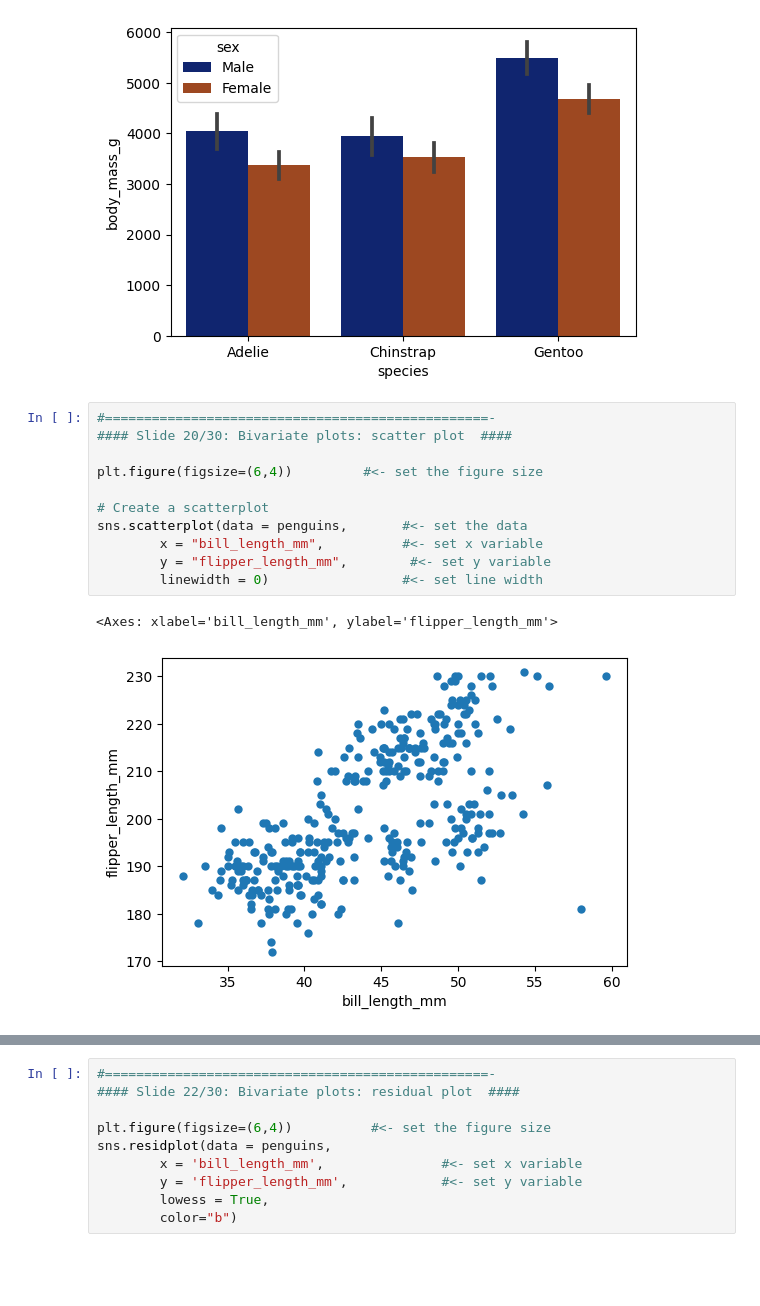
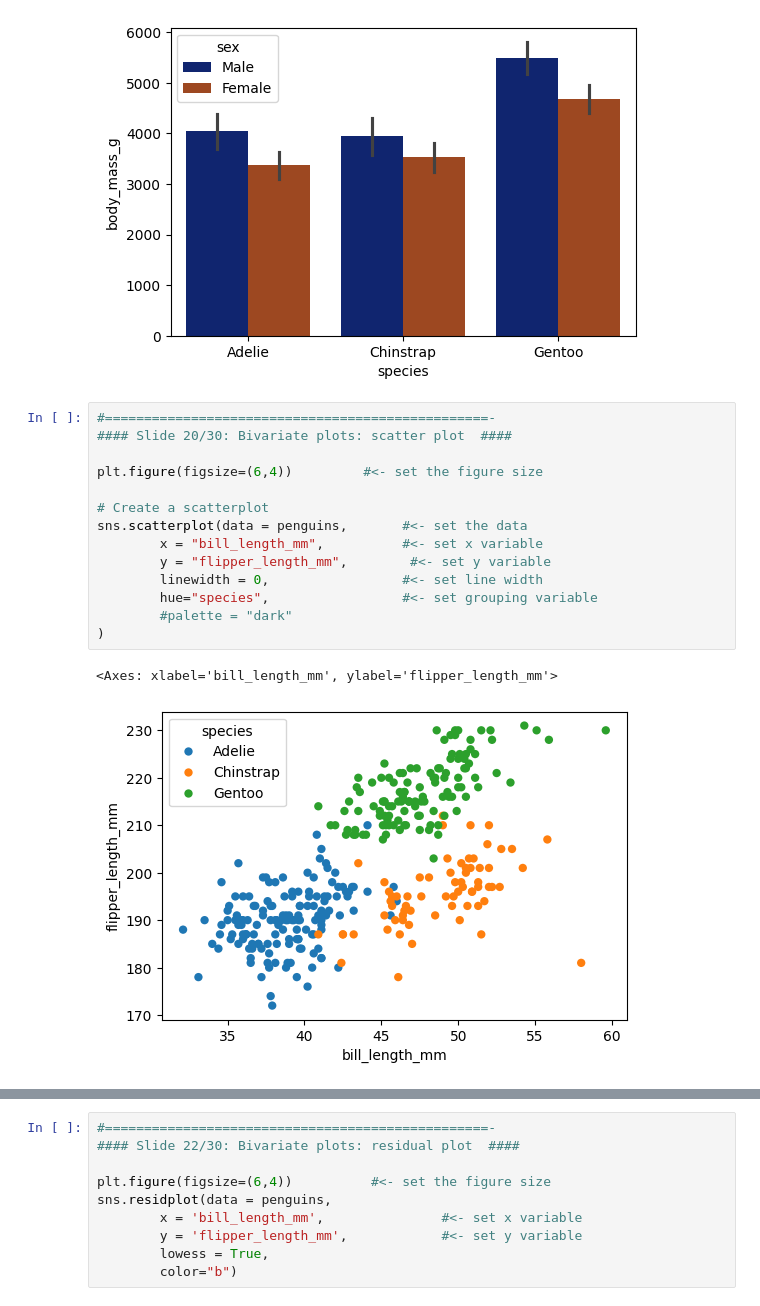
Before and after one commit to dilip-ksa/Data-Visualization-with-Python, a Jupyter notebook: 03-InteractiveVisualizationwithPlotly Feb -Mar 2026/1-Seaborn/1-Seaborn-code.ipynb, the cells around one changed output, grey strips where cells are left out. Drawn from its saved outputs; the diff is of its cells as text; blank space fills up the shorter version.

```diff
--- a/03-InteractiveVisualizationwithPlotly Feb -Mar 2026/1-Seaborn/1-Seaborn-code.ipynb
+++ b/03-InteractiveVisualizationwithPlotly Feb -Mar 2026/1-Seaborn/1-Seaborn-code.ipynb
@@ -117,17 +126,20 @@ sns.barplot(data = penguins,      #<- set the data
 # %%
 #=================================================-
 #### Slide 20/30: Bivariate plots: scatter plot  ####
 
 plt.figure(figsize=(6,4))         #<- set the figure size
 
 # Create a scatterplot
 sns.scatterplot(data = penguins,       #<- set the data
         x = "bill_length_mm",          #<- set x variable
         y = "flipper_length_mm",        #<- set y variable
-        linewidth = 0)                 #<- set line width
+        linewidth = 0,                 #<- set line width
+        hue="species",                 #<- set grouping variable
+        #palette = "dark"
+)
 # %% [output]
 <Axes: xlabel='bill_length_mm', ylabel='flipper_length_mm'>
-[figure, old version]
+[figure, new version]
 # %%
 #=================================================-
 #### Slide 21/30: Bivariate plots: line plot  ####
```
Also changed, not shown: parts of 6 cells of this notebook.
